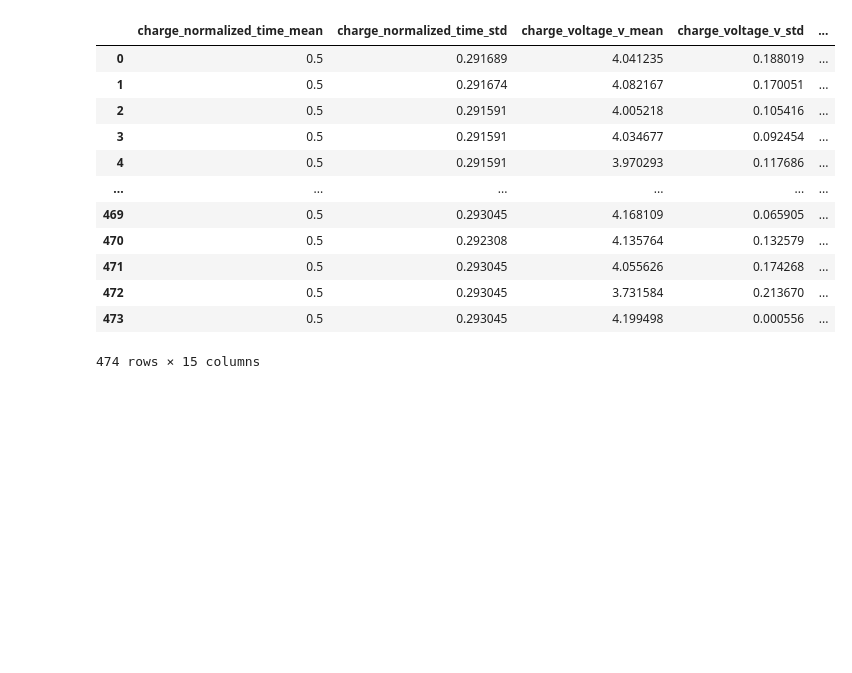
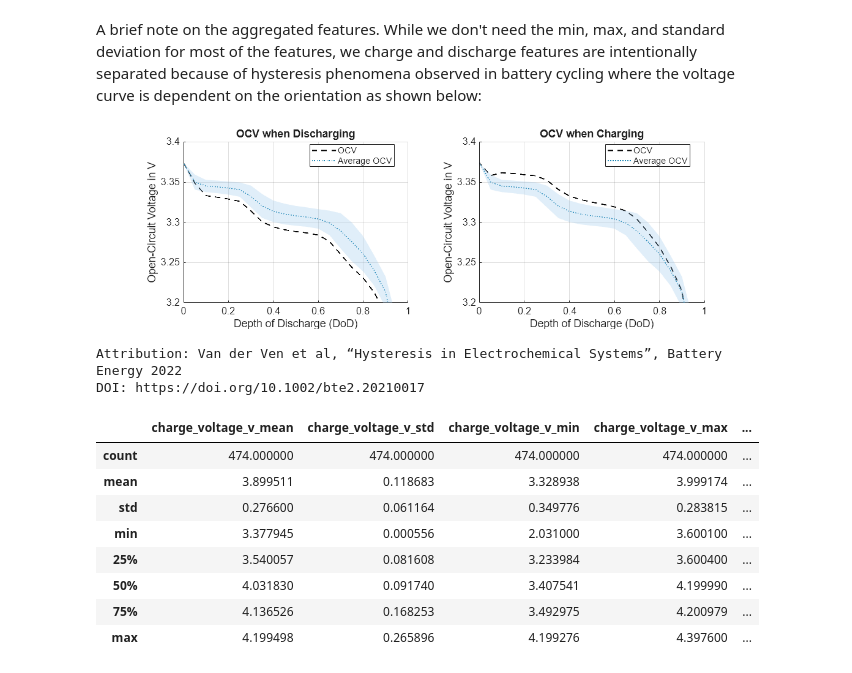
Before and after one commit to MJonesUmich/Battery_Classifier, a Jupyter notebook: notebooks/02_PCA_Exploration.ipynb, the cells around one changed output. Drawn from its saved outputs; the diff is of its cells as text; code cells hidden in the pictures; blank space fills up the shorter version.

```diff
--- a/notebooks/02_PCA_Exploration.ipynb
+++ b/notebooks/02_PCA_Exploration.ipynb
@@ -9,9 +37,12 @@ Let's see if we can use PCA to distinguish the chemistry specific cells based on
 # %%
-import os
-import pandas as pd
 
 def summarize_features(input_df, chemistry, chemistry_filepath, desired_features):
-    tdf = input_df[desired_features]  # ✅ fixed: 'tdf' was undefined
+    """This function takes the input_features and finds the mean, min, max and standard deviation for each of them,
+    returning a dataframe of the aggregated features for each unique battery, along with its chemistry.
+    Inputs: input_df (pandas dataframe), chemistry (str), chemistry_filepath (str), and desired_features (list)
+    Outputs: agg_data (pandas dataframe)"""
+
+    tdf = input_df[desired_features]
 
     agg_data = {}
     for col in tdf.columns:
@@ -27,6 +58,12 @@ def summarize_features(input_df, chemistry, chemistry_filepath, desired_features
 
 
 def agg_chem_features(input_dir):
+    """This function walks through an input directory, finds each chemistry folder and the battery id
+    folders embedded in each of them. For each battery ID, it reads the file to a dataframe and
+    aggregates the desired features using summarize features.
+    Inputs: input_dir (str)
+    Outputs: result_df (pandas dataframe)"""
+
     chemistries = os.listdir(input_dir)
     desired_features = ["cycle_index","normalized_time","voltage_v", "c_rate","temperature_k"]
     all_data = []
@@ -38,18 +75,19 @@ def agg_chem_features(input_dir):
             desired_files = [temp_file for temp_file in chemistry_filepath_dir if "error_log" not in temp_file]
 
             charge_filepath = None
-            discharge_filepath = None  # ✅ ensure defined before loop
+            discharge_filepath = None
 
             for file in desired_files:
-                if "discharge" in file:  # ✅ fixed: check 'file', not 'desired_files'
-                    discharge_filepath = os.path.join(chemistry_filepath, file)  # ✅ fixed: wrong join
+                if "discharge" in file:
+                    discharge_filepath = os.path.join(chemistry_filepath, file)
                 elif "charge" in file:
-                    charge_filepath = os.path.join(chemistry_filepath, file)  # ✅ fixed: wrong join
+                    charge_filepath = os.path.join(chemistry_filepath, file)
 
-            # ✅ only proceed if both files were found
+            # Only proceed if both files were found
             if not (charge_filepath and discharge_filepath):
                 continue
 
+            # Read the file for charge and discharge
             charge_df = pd.read_csv(charge_filepath)
             discharge_df = pd.read_csv(discharge_filepath)
             if len(charge_df) > 0 and len(discharge_df)>0:
@@ -59,11 +97,11 @@ def agg_chem_features(input_dir):
                     charge_data = summarize_features(charge_df, chemistry, charge_filepath, desired_features)
                     discharge_data = summarize_features(discharge_df, chemistry, discharge_filepath, desired_features)
 
-                    # ✅ convert dicts to DataFrames for concat
+                    # Convert dicts to DataFrames for concat
                     charge_data = pd.DataFrame([charge_data])
                     discharge_data = pd.DataFrame([discharge_data])
 
-                    # ✅ fixed prefixing logic
+                    # Add column naming to distinguish between charge and discharge
                     charge_data.columns = ['charge_' + col if col not in ['chemistry', 'file'] else col for col in charge_data.columns]
                     discharge_data.columns = ['discharge_' + col if col not in ['chemistry', 'file'] else col for col in discharge_data.columns]
 
@@ -75,5 +113,8 @@ def agg_chem_features(input_dir):
     return result_df
 
 
-input_dir = r'D:\Capstone\Battery_Classifier\assets\processed'
+input_dir = r'..\assets\processed'
 result_df = agg_chem_features(input_dir)
+
+#show initial dataframe of agg features
+result_df.sample(3)
@@ -80,28 +127,41 @@ result_df = agg_chem_features(input_dir)
+# %% [markdown]
+A brief note on the aggregated features. While we don't need the min, max, and standard deviation for most of the features, we charge and discharge features are intentionally separated because of hysteresis phenomena observed in battery cycling where the voltage curve is dependent on the orientation as shown below:
+# %%
+url = 'https://drive.google.com/uc?export=view&id=1_gqUI5R5J9jh-CsSo3tpsnqKGhDz1jy6'
+
+# Fetch and display the image
+image_data = requests.get(url).content
+display(Image(data=image_data, width=800, height=800))
+
+# Attribution info
+print("Attribution: Van der Ven et al, “Hysteresis in Electrochemical Systems”, Battery Energy 2022")
+print("DOI: https://doi.org/10.1002/bte2.20210017")
+# %% [output]
+[figure, added]
+Attribution: Van der Ven et al, “Hysteresis in Electrochemical Systems”, Battery Energy 2022
+DOI: https://doi.org/10.1002/bte2.20210017
 # %%
-#remove unneeded features:
+#Now let's remove unneeded features:
 strip_cols = ['charge_cycle_index_min', 'charge_cycle_index_max', 'charge_cycle_index_mean', 'charge_cycle_index_std',
               'charge_normalized_time_min', 'charge_normalized_time_max', 'discharge_c_rate_min', 'discharge_c_rate_max',
               'discharge_c_rate_std', 'charge_c_rate_min', 'charge_c_rate_max', 'charge_c_rate_std',
               'discharge_temperature_k_max', 'discharge_temperature_k_min', 'discharge_temperature_k_std',
               'charge_temperature_k_max', 'charge_temperature_k_min', 'charge_temperature_k_std',
               'discharge_temperature_k_mean', 'file', 'discharge_cycle_index_mean', 'discharge_cycle_index_max',
               'discharge_cycle_index_min', 'discharge_cycle_index_std',
-              'discharge_normalized_time_max', 'discharge_normalized_time_min', 'discharge_normalized_time_std']
+              'discharge_normalized_time_max', 'discharge_normalized_time_min', 'discharge_normalized_time_std',
+              'charge_normalized_time_std', 'charge_normalized_time_mean', 'discharge_normalized_time_mean']
 
 strip_df = result_df.drop(columns=strip_cols, errors='ignore')
 strip_df = strip_df.iloc[:, :-1]
-strip_df
+strip_df.describe()
 # %% [output]
-|  | charge_normalized_time_mean | charge_normalized_time_std | charge_voltage_v_mean | charge_voltage_v_std | ... |
-| 0 | 0.5 | 0.291689 | 4.041235 | 0.188019 | ... |
-| 1 | 0.5 | 0.291674 | 4.082167 | 0.170051 | ... |
-| 2 | 0.5 | 0.291591 | 4.005218 | 0.105416 | ... |
-| 3 | 0.5 | 0.291591 | 4.034677 | 0.092454 | ... |
-| 4 | 0.5 | 0.291591 | 3.970293 | 0.117686 | ... |
-| ... | ... | ... | ... | ... | ... |
-| 469 | 0.5 | 0.293045 | 4.168109 | 0.065905 | ... |
-| 470 | 0.5 | 0.292308 | 4.135764 | 0.132579 | ... |
-| 471 | 0.5 | 0.293045 | 4.055626 | 0.174268 | ... |
-| 472 | 0.5 | 0.293045 | 3.731584 | 0.213670 | ... |
-| 473 | 0.5 | 0.293045 | 4.199498 | 0.000556 | ... |
+|  | charge_voltage_v_mean | charge_voltage_v_std | charge_voltage_v_min | charge_voltage_v_max | ... |
+| count | 474.000000 | 474.000000 | 474.000000 | 474.000000 | ... |
+| mean | 3.899511 | 0.118683 | 3.328938 | 3.999174 | ... |
+| std | 0.276600 | 0.061164 | 0.349776 | 0.283815 | ... |
+| min | 3.377945 | 0.000556 | 2.031000 | 3.600100 | ... |
+| 25% | 3.540057 | 0.081608 | 3.233984 | 3.600400 | ... |
+| 50% | 4.031830 | 0.091740 | 3.407541 | 4.199990 | ... |
+| 75% | 4.136526 | 0.168253 | 3.492975 | 4.200979 | ... |
+| max | 4.199498 | 0.265896 | 4.199276 | 4.397600 | ... |
-474 rows × 15 columns
```
Also changed, not shown: parts of 15 cells of this notebook.
